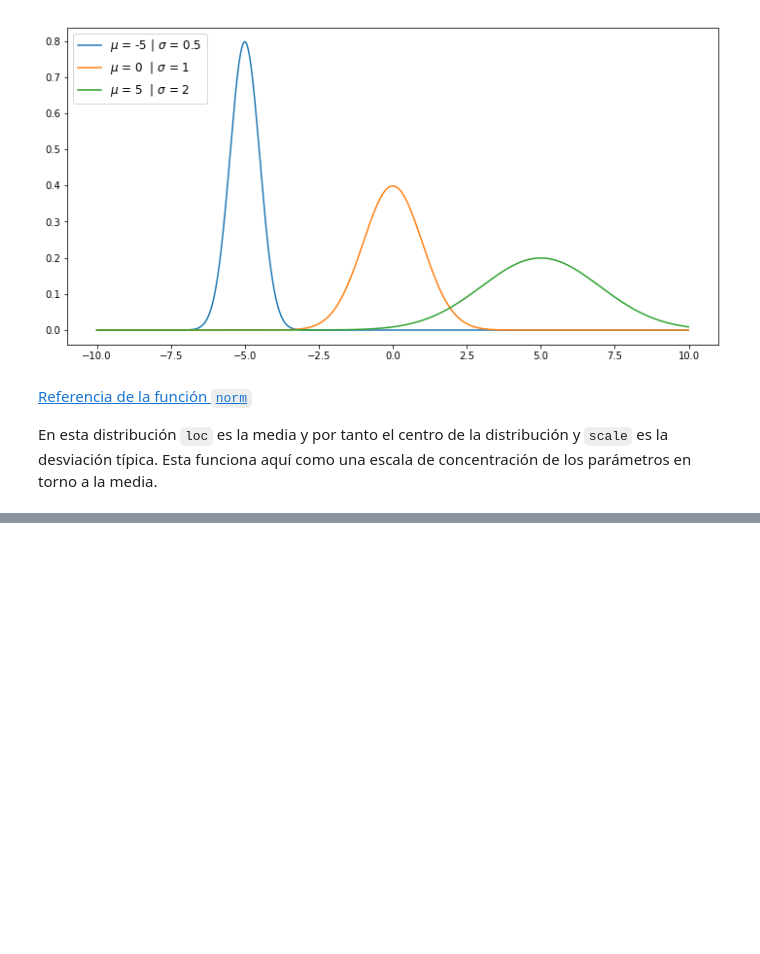
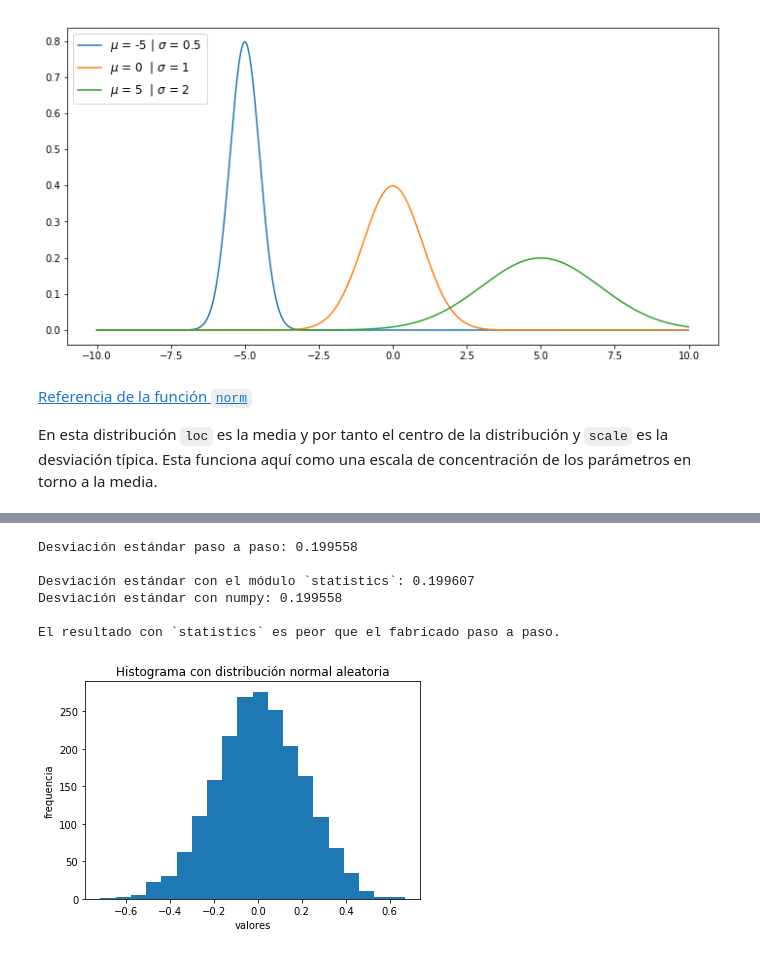
Before and after one commit to Deotratierra/fullstack, a Jupyter notebook: backend/src/001-matematicas/estadistica/histogramas_distribuciones.ipynb, the cells around one changed output, grey strips where cells are left out. Drawn from its saved outputs; the diff is of its cells as text; code cells hidden in the pictures; blank space fills up the shorter version.

```diff
--- a/backend/src/001-matematicas/estadistica/histogramas_distribuciones.ipynb
+++ b/backend/src/001-matematicas/estadistica/histogramas_distribuciones.ipynb
@@ -59,0 +76,62 @@ Fuentes:
+# %%
+import matplotlib.pyplot as plt
+import numpy as np
+import math
+import statistics as stats
+
+mu = 0       # media
+sigma = 0.2  # desviación estándar
+n = 2000     # número de datos
+
+# Creamos la distribución normal aleatoria
+datos = np.random.normal(mu, sigma, n)
+
+# --------------------------------------
+
+# Calculamos la desviación estándar
+
+# 1. Calculamos la media
+_mu = np.mean(datos)
+
+# 2. Calculamos el cuadrado de la distancia a la media
+#     y sumamos los valores
+cdm = [(d-_mu)**2 for d in datos]
+sum_cdm = sum(cdm)
+
+# 3. Dividimos entre el número de datos y obtenemos la raíz cuadrada
+_sigma =  math.sqrt(sum_cdm/n)
+
+# El resultado no es preciso debido al margen de aleatoriedad
+print("Desviación estándar paso a paso: %f\n" % _sigma)
+assert _sigma > sigma - .1 and _sigma < sigma + .1
+
+# --------------------------------------------------
+
+# Podemos calcular la desviación estándar con varias funciones
+
+# statistics
+_sigma_stats = stats.stdev(datos)
+print("Desviación estándar con el módulo `statistics`: %f" % _sigma_stats)
+
+# numpy
+_sigma_np = np.std(datos)
+print("Desviación estándar con numpy: %f" % _sigma_np)
+
+print("\nEl resultado con `statistics` es peor que el fabricado paso a paso.")
+
+# -------------------------------------------------
+
+# Graficamos
+count, boxes, _ = plt.hist(datos, 20)
+plt.ylabel('frequencia')
+plt.xlabel('valores')
+plt.title('Histograma con distribución normal aleatoria')
+plt.show()
+# %% [output]
+Desviación estándar paso a paso: 0.199558
+
+Desviación estándar con el módulo `statistics`: 0.199607
+Desviación estándar con numpy: 0.199558
+
+El resultado con `statistics` es peor que el fabricado paso a paso.
+[figure, added]
```
Also changed, not shown: parts of 5 cells of this notebook, 11 other files.
